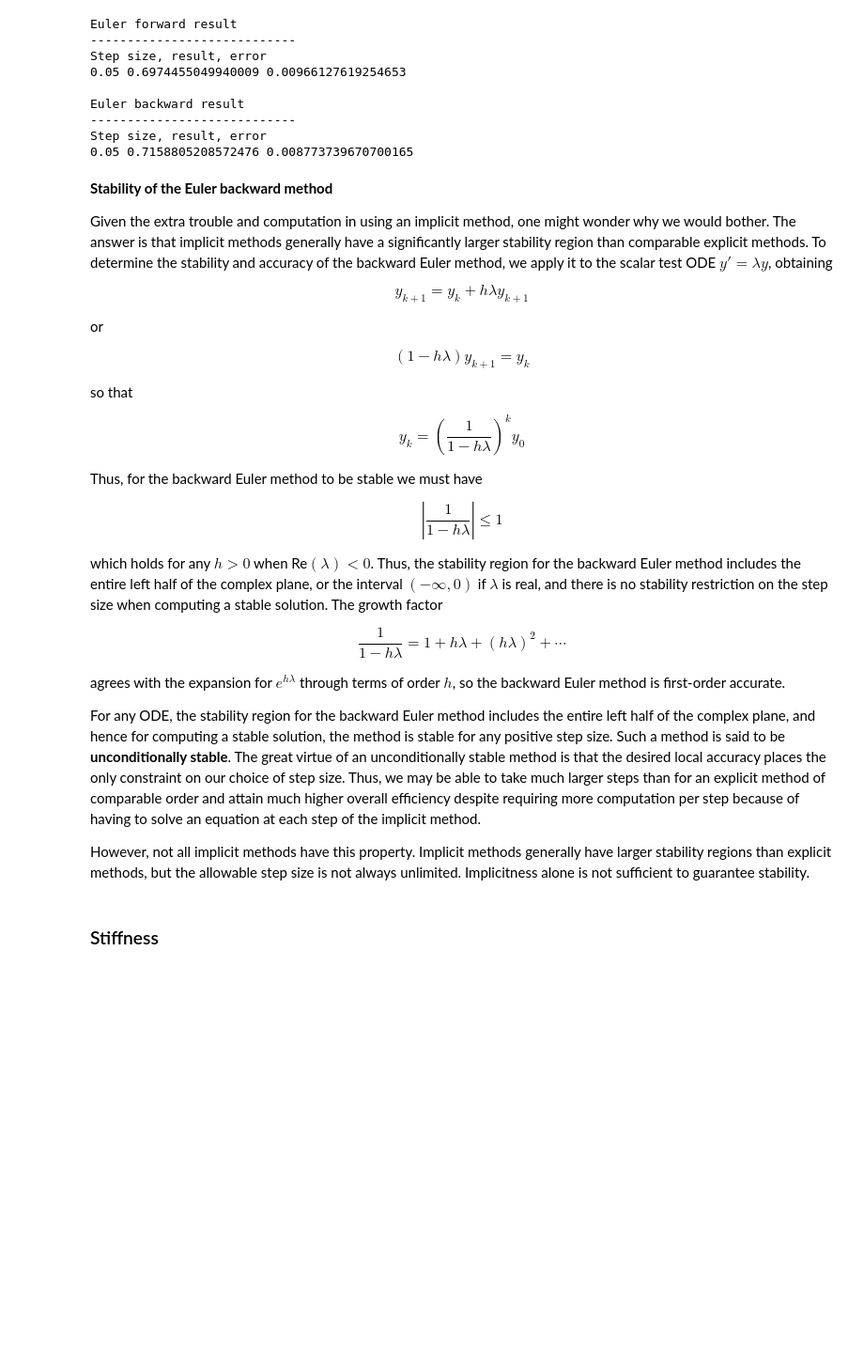
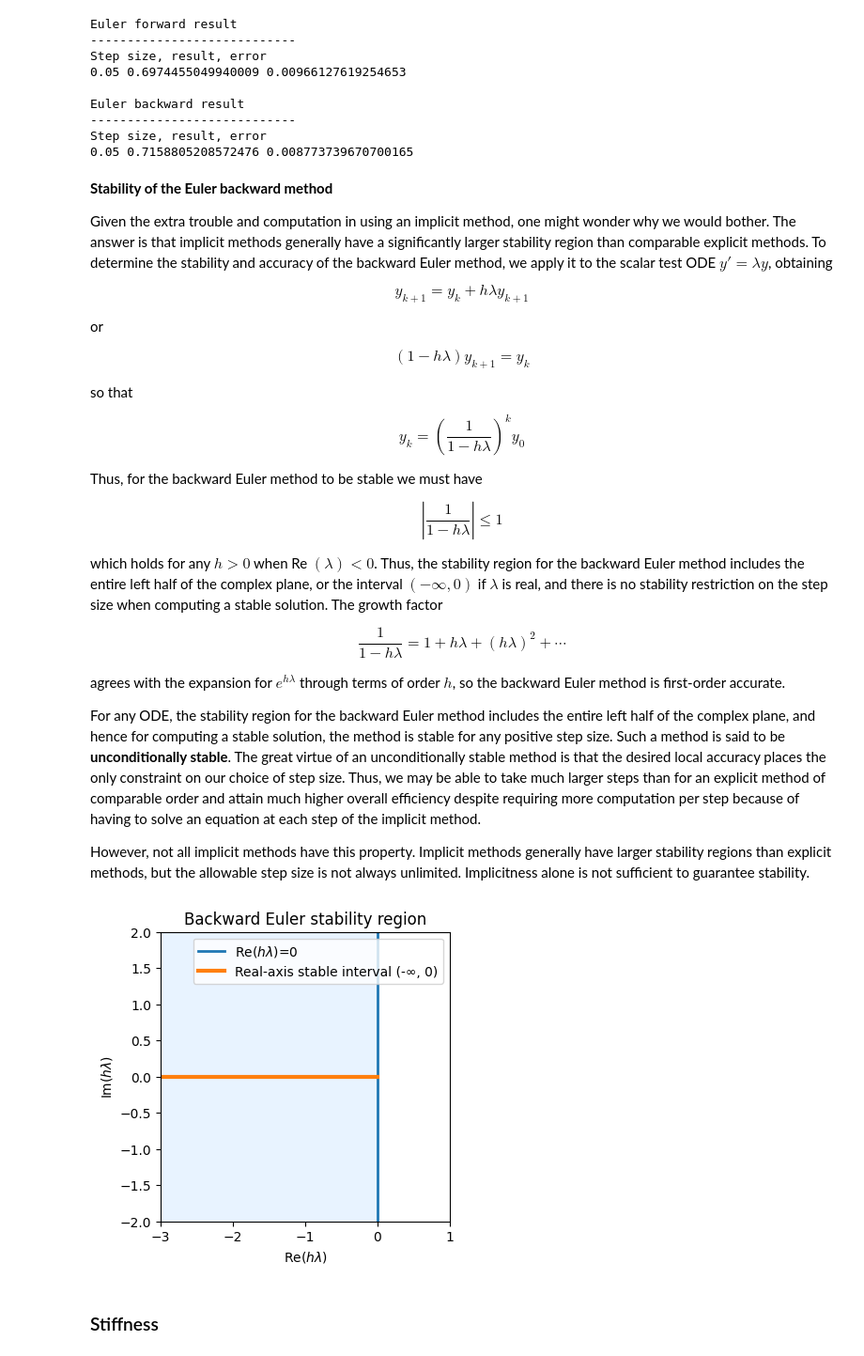
Before and after one commit to trcools/2e-bachelor-Fysica, a Jupyter notebook: Py4sci/notebooks/ordinary_differential_equations.ipynb, the cells around one changed output. Shown at 94% size. Cells and saved outputs as stored; diff of their text form; code cells hidden in the pictures; blank space fills up the shorter version.

```diff
--- a/Py4sci/notebooks/ordinary_differential_equations.ipynb
+++ b/Py4sci/notebooks/ordinary_differential_equations.ipynb
@@ -613,7 +645,7 @@ Thus, for the backward Euler method to be stable we must have
 
 $$\left|\frac{1}{1-h\lambda}\right|\leq 1$$
 
-which holds for any $h > 0$ when Re$(\lambda) < 0$.
+which holds for any $h > 0$ when Re $(\lambda) < 0$.
 Thus, the stability region for the backward Euler method includes the entire left half of the complex plane, or the interval $(-\infty, 0)$ if $\lambda$ is real, and there is no stability restriction on the step size
 when computing a stable solution. The growth factor
 
@@ -630,6 +662,36 @@ However, not all implicit methods have this property.
 Implicit methods generally have larger stability regions than explicit methods, but the allowable step size is
 not always unlimited.
 Implicitness alone is not sufficient to guarantee stability.
+# %%
+def plot_backward_euler_stability_region():
+    """Visualize the backward Euler stability region Re(hλ) <= 0."""
+    plt.close("be_stability")
+    fig, ax = plt.subplots(num="be_stability", figsize=(6, 4))
+
+    # Fill left half-plane up to a cutoff for visualization
+    x = np.linspace(-3, 0, 200)
+    y = np.linspace(-2, 2, 200)
+    X, Y = np.meshgrid(x, y)
+    Z = X + 1j * Y
+    mask = np.real(Z) <= 0
+    ax.contourf(X, Y, mask, levels=[0.5, 1.5], colors=["#c6e2ff"], alpha=0.4)
+
+    # Boundary line Re(hλ)=0
+    ax.axvline(0, color="C0", linewidth=2, label=r"Re($h\lambda$)=0")
+    # Stable real interval (-∞, 0)
+    ax.plot([-3, 0], [0, 0], color="C1", linewidth=3, label="Real-axis stable interval (-∞, 0)")
+
+    ax.set_xlabel(r"Re($h\lambda$)")
+    ax.set_ylabel(r"Im($h\lambda$)")
+    ax.set_aspect("equal", adjustable="box")
+    ax.set_title("Backward Euler stability region")
+    ax.legend(loc="upper right")
+    ax.set_xlim(-3, 1)
+    ax.set_ylim(-2, 2)
+
+plot_backward_euler_stability_region()
+# %% [output]
+[figure, added]
 # %% [markdown]
 ###  Stiffness
 # %% [markdown]
```
Also changed, not shown: parts of 8 cells of this notebook, 4 other files.
